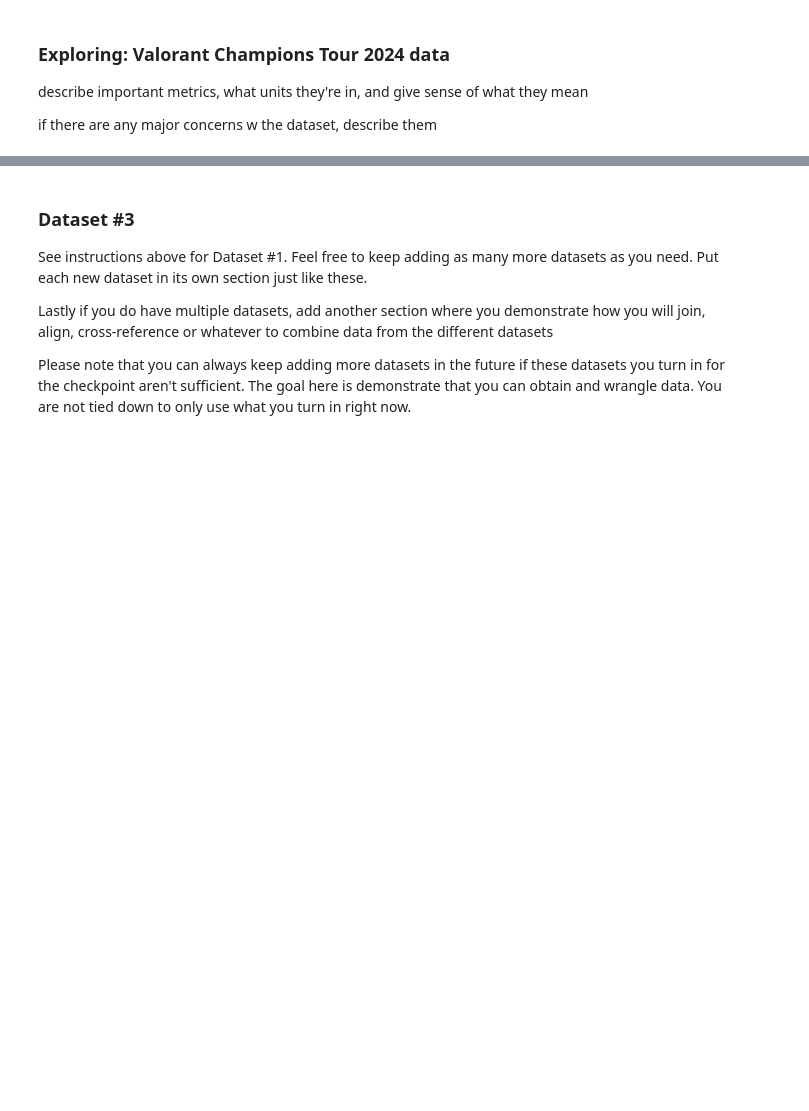
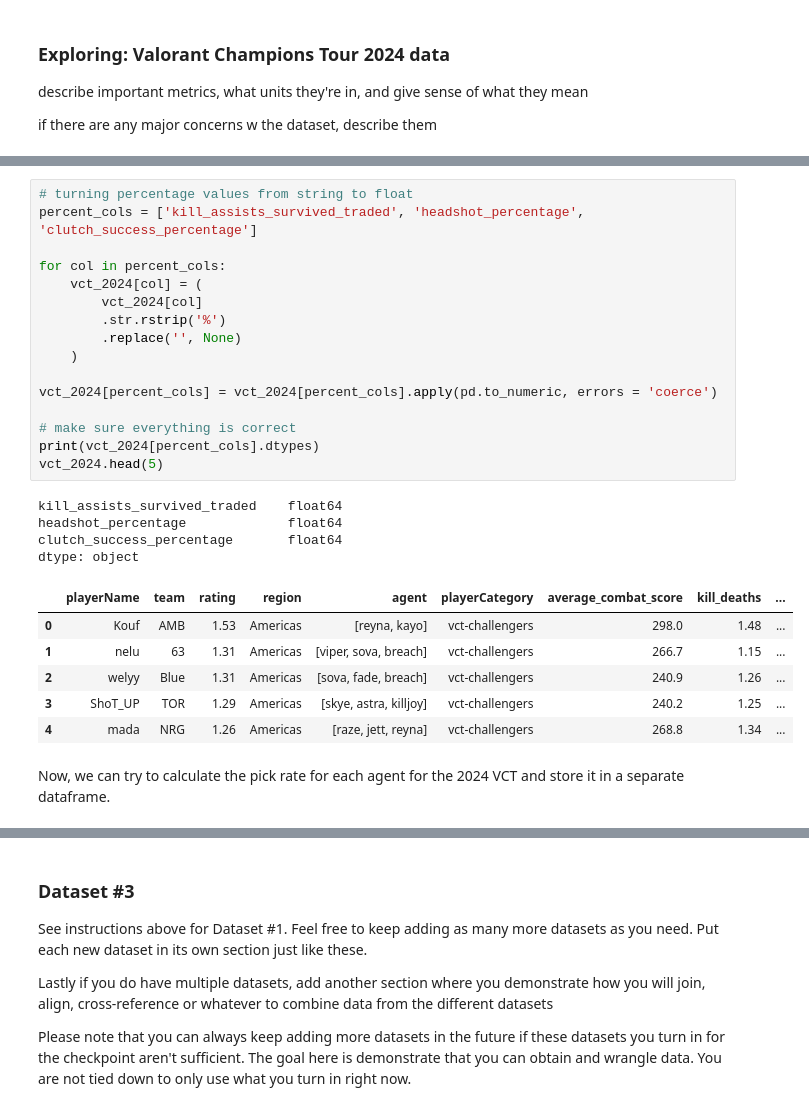
Before and after one commit to COGS108/Group102_WI26, a Jupyter notebook: 01-DataCheckpoint.ipynb, the cells around one changed output, grey strips where cells are left out. Cells and saved outputs as stored; diff of their text form; blank space fills up the shorter version.

```diff
--- a/01-DataCheckpoint.ipynb
+++ b/01-DataCheckpoint.ipynb
@@ -209,0 +290,29 @@ if there are any major concerns w the dataset, describe them
+# %%
+# turning percentage values from string to float
+percent_cols = ['kill_assists_survived_traded', 'headshot_percentage', 'clutch_success_percentage']
+
+for col in percent_cols:
+    vct_2024[col] = (
+        vct_2024[col]
+        .str.rstrip('%')
+        .replace('', None)
+    )
+
+vct_2024[percent_cols] = vct_2024[percent_cols].apply(pd.to_numeric, errors = 'coerce')
+
+# make sure everything is correct
+print(vct_2024[percent_cols].dtypes)
+vct_2024.head(5)
+# %% [output]
+kill_assists_survived_traded    float64
+headshot_percentage             float64
+clutch_success_percentage       float64
+dtype: object
+|  | playerName | team | rating | region | agent | playerCategory | average_combat_score | kill_deaths | ... |
+| 0 | Kouf | AMB | 1.53 | Americas | [reyna, kayo] | vct-challengers | 298.0 | 1.48 | ... |
+| 1 | nelu | 63 | 1.31 | Americas | [viper, sova, breach] | vct-challengers | 266.7 | 1.15 | ... |
+| 2 | welyy | Blue | 1.31 | Americas | [sova, fade, breach] | vct-challengers | 240.9 | 1.26 | ... |
+| 3 | ShoT_UP | TOR | 1.29 | Americas | [skye, astra, killjoy] | vct-challengers | 240.2 | 1.25 | ... |
+| 4 | mada | NRG | 1.26 | Americas | [raze, jett, reyna] | vct-challengers | 268.8 | 1.34 | ... |
+# %% [markdown]
+Now, we can try to calculate the pick rate for each agent for the 2024 VCT and store it in a separate dataframe.
```
Also changed, not shown: parts of 22 cells of this notebook, 2 other files.
